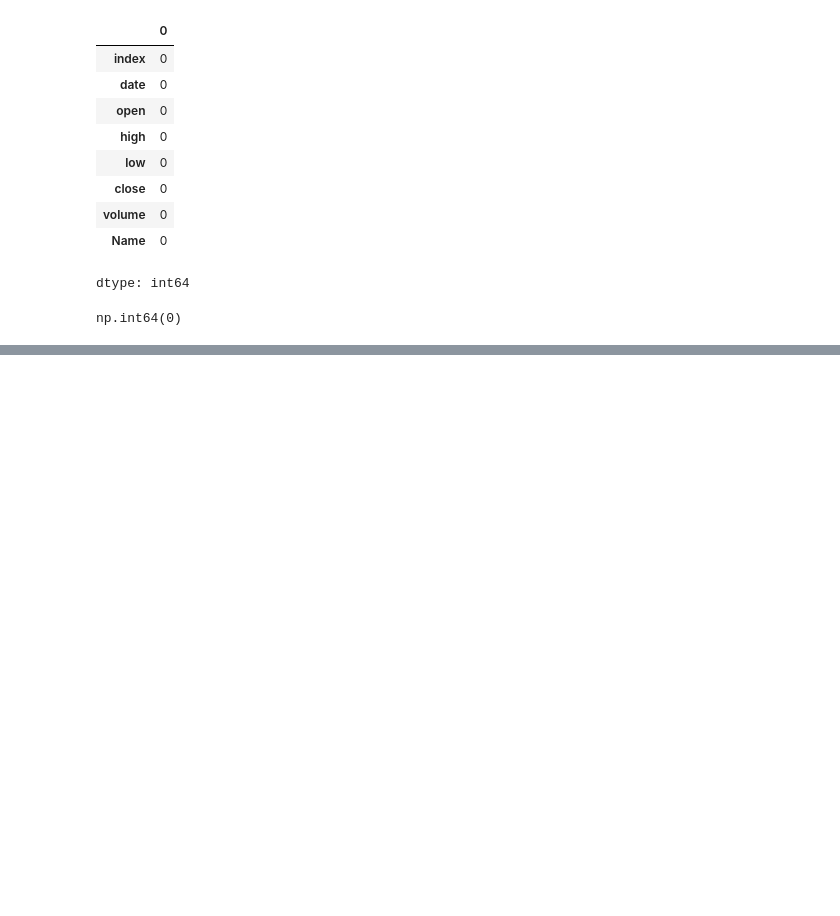
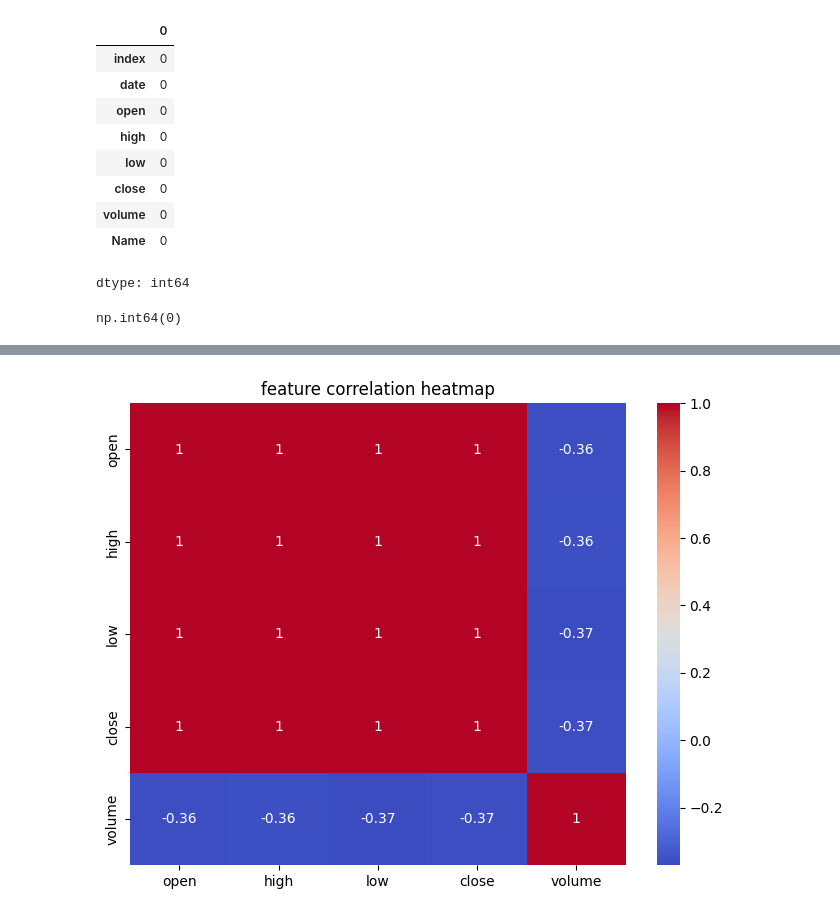
Before and after one commit to kamijoseph/Time-Series-Learning, a Jupyter notebook: lstm_forecast.ipynb, the cells around one changed output, grey strips where cells are left out. Cells and saved outputs as stored; diff of their text form; code cells hidden in the pictures; blank space fills up the shorter version.

```diff
--- a/lstm_forecast.ipynb
+++ b/lstm_forecast.ipynb
@@ -44,0 +102,15 @@ np.int64(0)
+# %%
+numeric_data = data.select_dtypes(include=['number'])
+numeric_data = numeric_data.drop("index", axis=1)
+corr = numeric_data.corr()
+
+plt.figure(figsize=(8, 6))
+sns.heatmap(
+    corr,
+    annot = True,
+    cmap = "coolwarm"
+)
+plt.title("feature correlation heatmap")
+plt.show()
+# %% [output]
+[figure, added]
```
Also changed, not shown: parts of 13 cells of this notebook.
